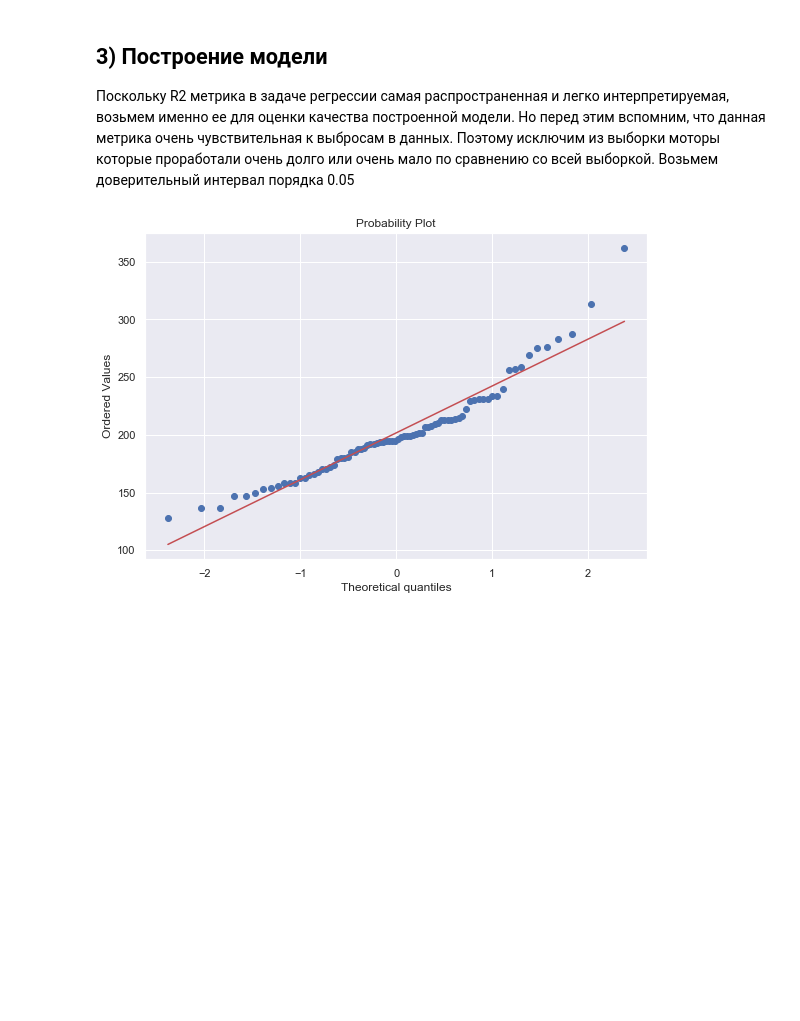
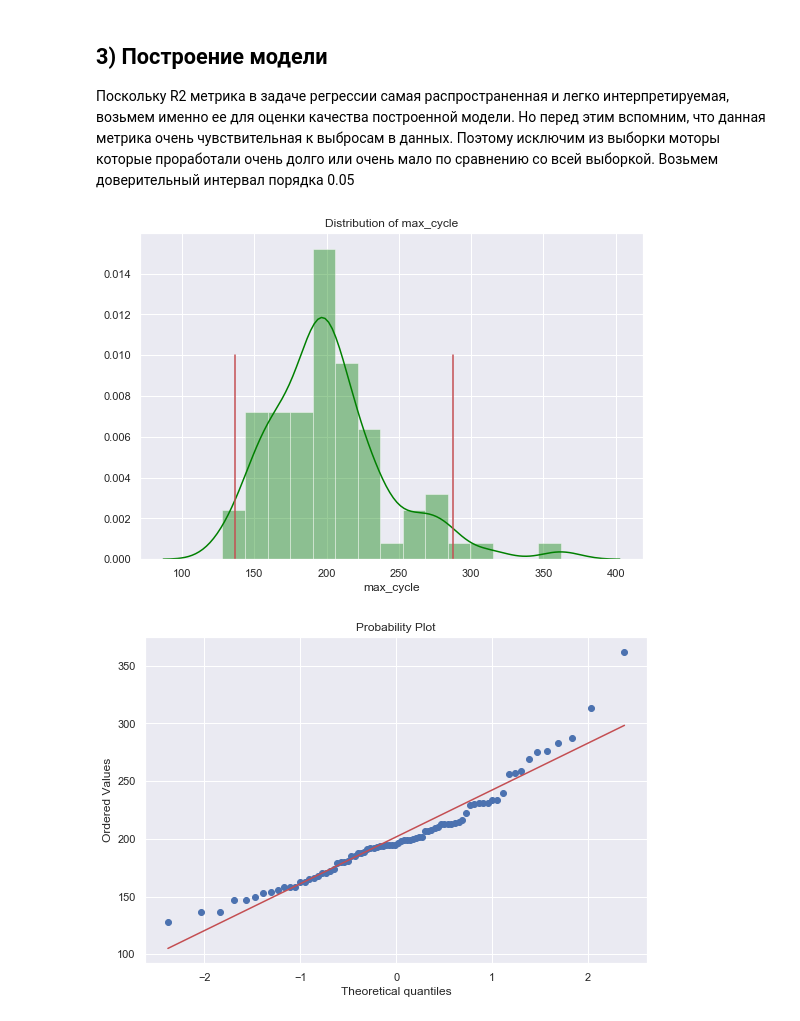
Before and after one commit to lasados/Break-prediction.-Engines, a Jupyter notebook: Crash prediction.ipynb, the cells around one changed output. Cells and saved outputs as stored; diff of their text form; code cells hidden in the pictures; blank space fills up the shorter version.

```diff
--- a/Crash prediction.ipynb
+++ b/Crash prediction.ipynb
@@ -230,6 +269,23 @@ create_df()
 ## 3) Построение модели
 
 Поскольку R2 метрика в задаче регрессии самая распространенная и легко интерпретируемая, возьмем именно ее для оценки качества построенной модели. Но перед этим вспомним, что данная метрика очень чувствительная к выбросам в данных. Поэтому исключим из выборки моторы которые проработали очень долго или очень мало по сравнению со всей выборкой. Возьмем доверительный интервал порядка 0.05
+# %%
+#Select target in [0.025,0.975] interval
+y_data = create_df(full_cycles=True)['max_cycle']
+y_select = y_data[(y_data.quantile(0.025)<y_data) & (y_data<y_data.quantile(0.975))]
+select_index = y_select.index
+
+xleft = y_data.quantile(0.025)
+xright = y_data.quantile(0.975)
+
+plt.figure(figsize=(9,6))
+sns.distplot(y_data, bins=15, color = 'green')
+plt.title('Distribution of max_cycle')
+plt.plot([xleft,xleft],[0,0.01],'r')
+plt.plot([xright,xright],[0,0.01],'r')
+plt.show()
+# %% [output]
+[figure, added]
 # %%
 plt.figure(figsize=(9,6))
 stats.probplot(y_data, plot=sns.mpl.pyplot)
```
Also changed, not shown: parts of 12 cells of this notebook.
